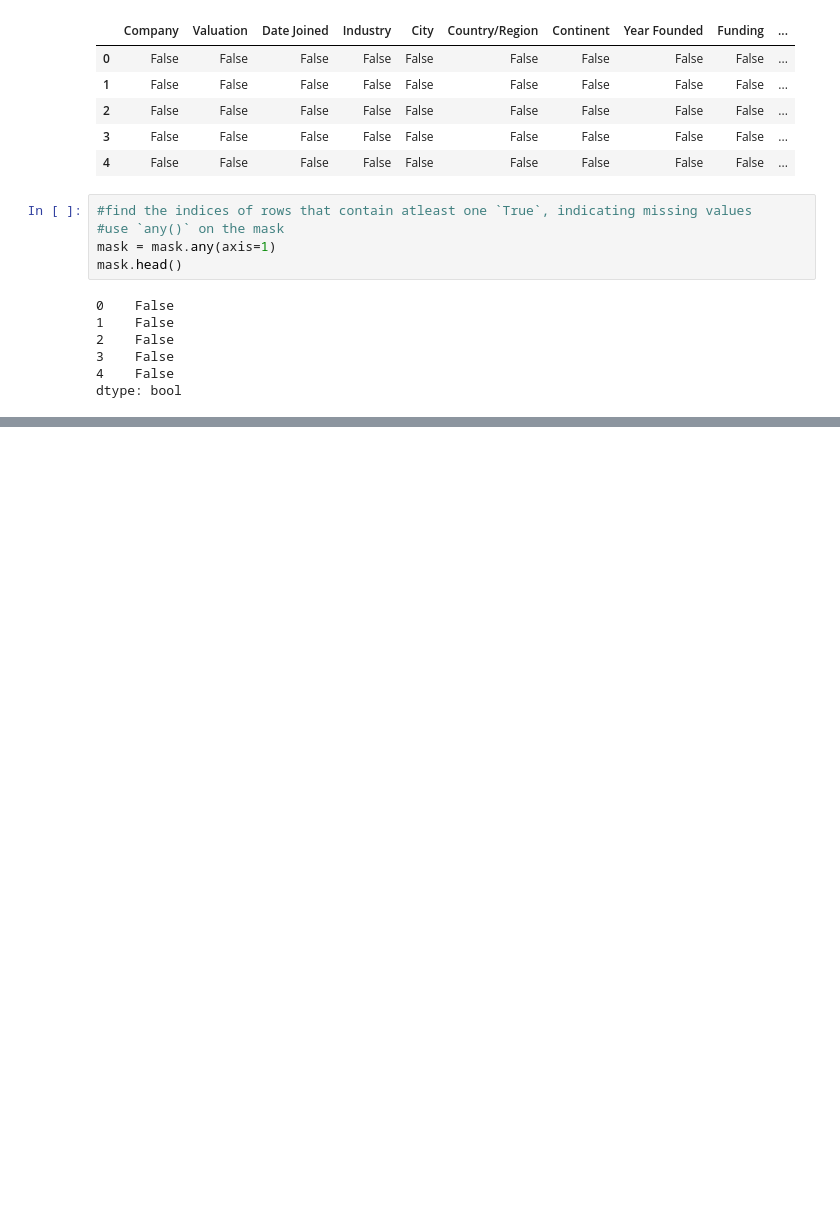
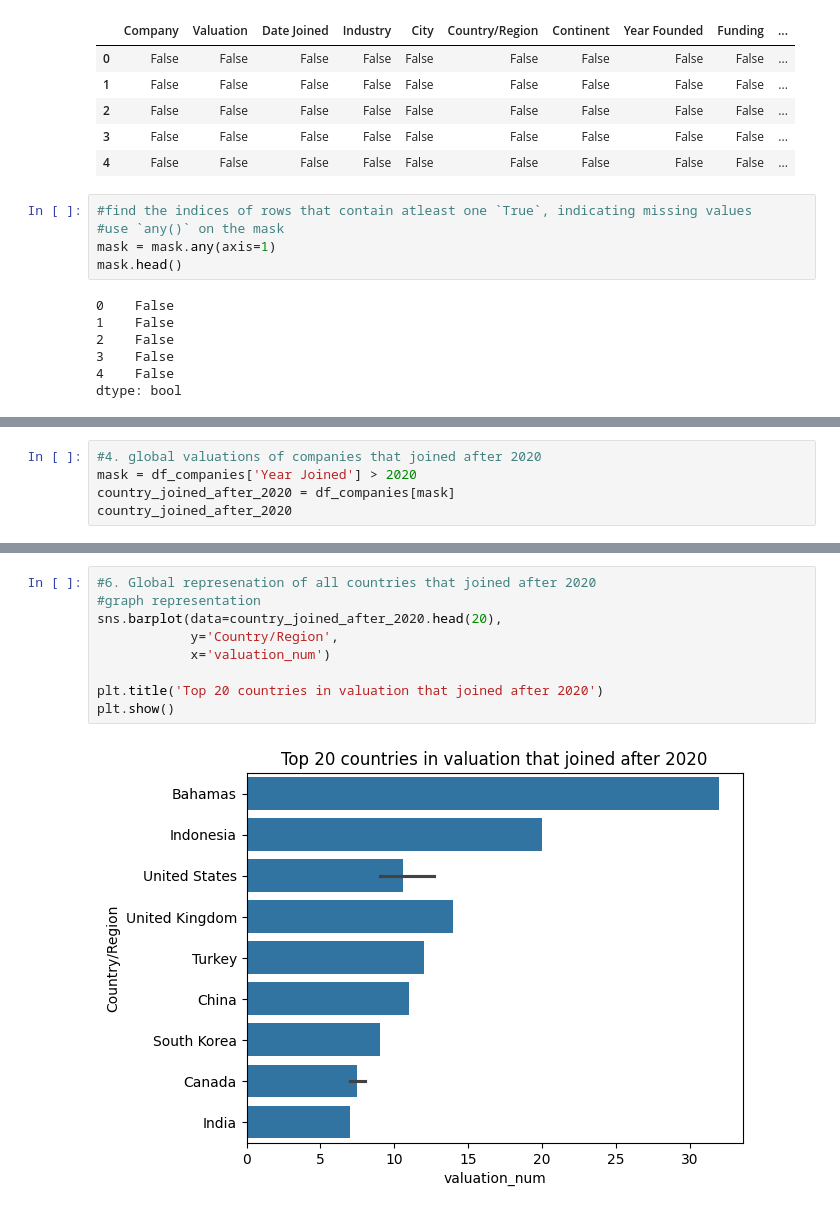
Before and after one commit to dnmuasya/Python-Data-Analysis, a Jupyter notebook: missing_data/exercise.ipynb, the cells around one changed output, grey strips where cells are left out. Cells and saved outputs as stored; diff of their text form; blank space fills up the shorter version.

```diff
--- a/missing_data/exercise.ipynb
+++ b/missing_data/exercise.ipynb
@@ -175,0 +334,5 @@ df_missing_rows
+# %%
+#4. global valuations of companies that joined after 2020
+mask = df_companies['Year Joined'] > 2020
+country_joined_after_2020 = df_companies[mask]
+country_joined_after_2020
@@ -175,0 +374,11 @@ df_missing_rows
+# %%
+#6. Global represenation of all countries that joined after 2020
+#graph representation
+sns.barplot(data=country_joined_after_2020.head(20),
+            y='Country/Region',
+            x='valuation_num')
+
+plt.title('Top 20 countries in valuation that joined after 2020')
+plt.show()
+# %% [output]
+[figure, added]
```
Also changed, not shown: parts of 21 cells of this notebook.
